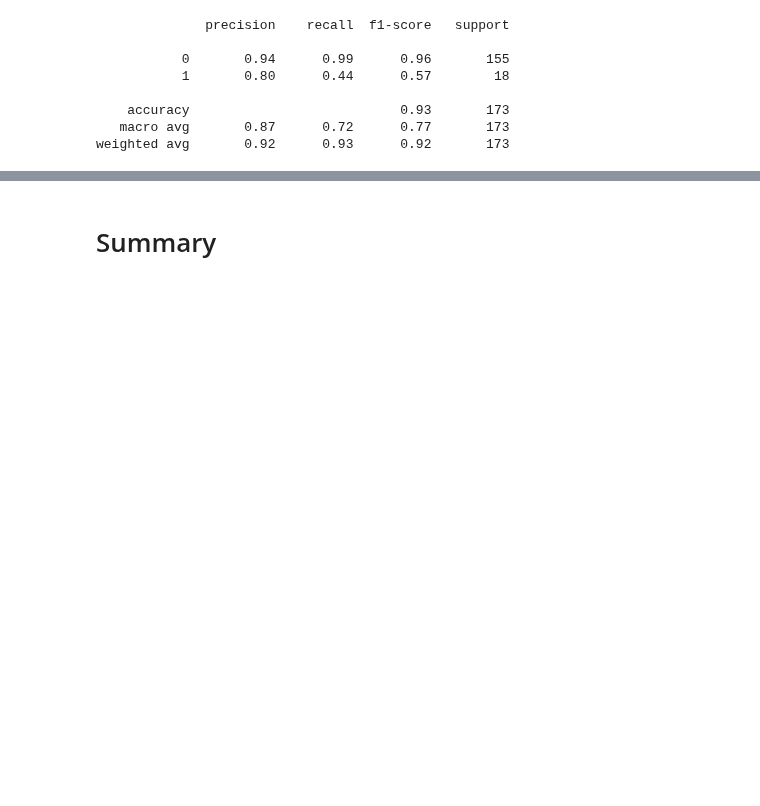
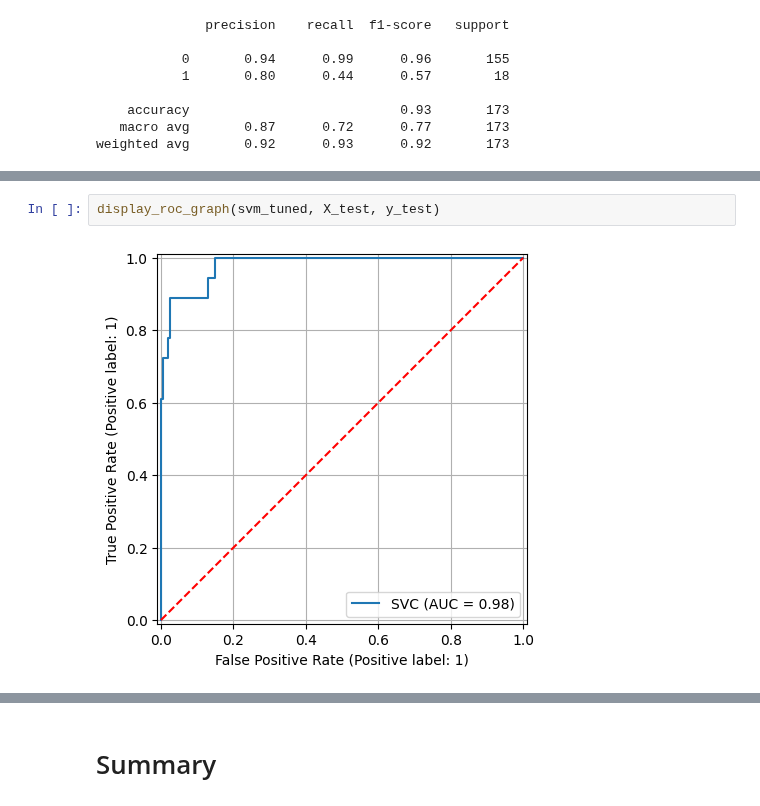
Before and after one commit to mohamedrezk122/covid-19-outcome-prediction, a Jupyter notebook: analysis.ipynb, the cells around one changed output, grey strips where cells are left out. Cells and saved outputs as stored; diff of their text form; blank space fills up the shorter version.

```diff
--- a/analysis.ipynb
+++ b/analysis.ipynb
@@ -455,0 +508,4 @@ weighted avg       0.92      0.93      0.92       173
+# %%
+display_roc_graph(svm_tuned, X_test, y_test)
+# %% [output]
+[figure, added]
```
Also changed, not shown: parts of 22 cells of this notebook.
